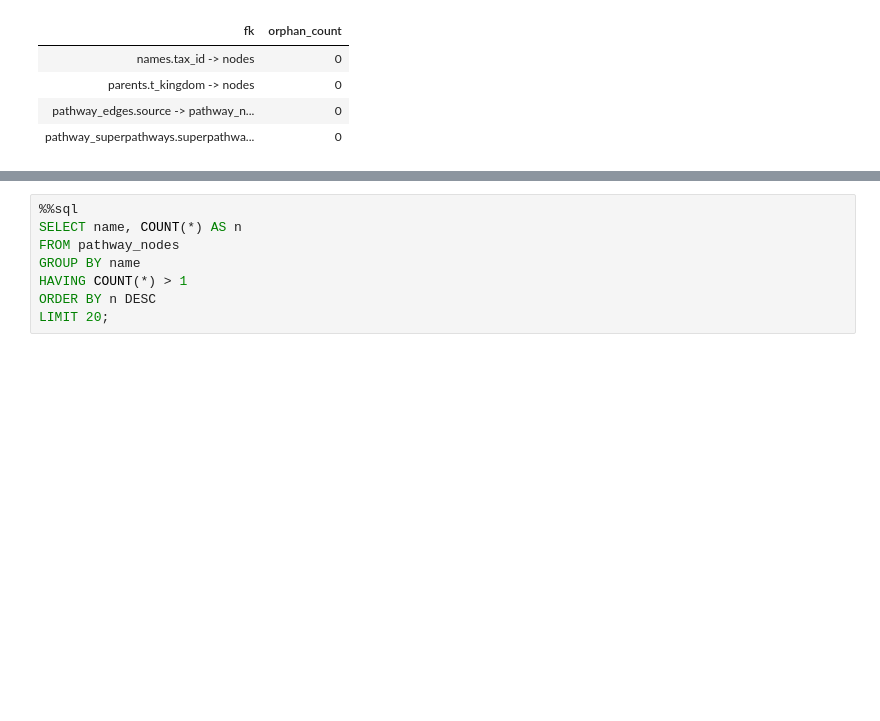
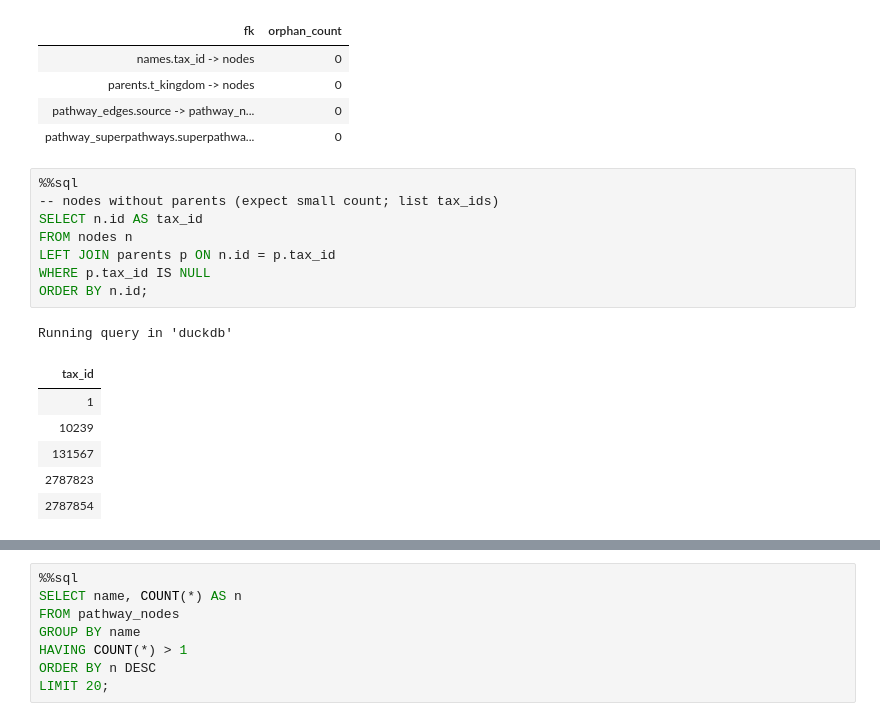
Before and after one commit to ParkinsonLab/metapro-data-vis, a Jupyter notebook: analytics/exploration/notebooks/exploratory_analysis.ipynb, the cells around one changed output, grey strips where cells are left out. Drawn from its saved outputs; the diff is of its cells as text; blank space fills up the shorter version.

```diff
--- a/analytics/exploration/notebooks/exploratory_analysis.ipynb
+++ b/analytics/exploration/notebooks/exploratory_analysis.ipynb
@@ -311,3 +321,19 @@ Running query in 'duckdb'
 | parents.t_kingdom -> nodes | 0 |
 | pathway_edges.source -> pathway_n... | 0 |
 | pathway_superpathways.superpathwa... | 0 |
+# %%
+%%sql
+-- nodes without parents (expect small count; list tax_ids)
+SELECT n.id AS tax_id
+FROM nodes n
+LEFT JOIN parents p ON n.id = p.tax_id
+WHERE p.tax_id IS NULL
+ORDER BY n.id;
+# %% [output]
+Running query in 'duckdb'
+| tax_id |
+| 1 |
+| 10239 |
+| 131567 |
+| 2787823 |
+| 2787854 |
```
Also changed, not shown: parts of 5 cells of this notebook, 1 other file.
